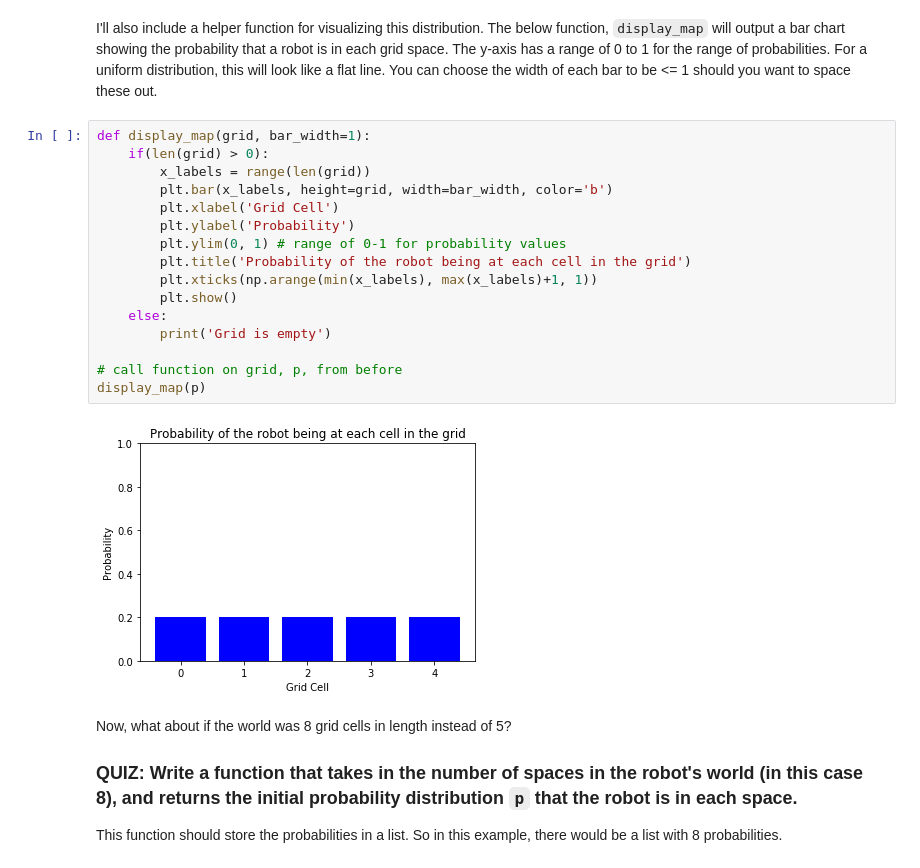
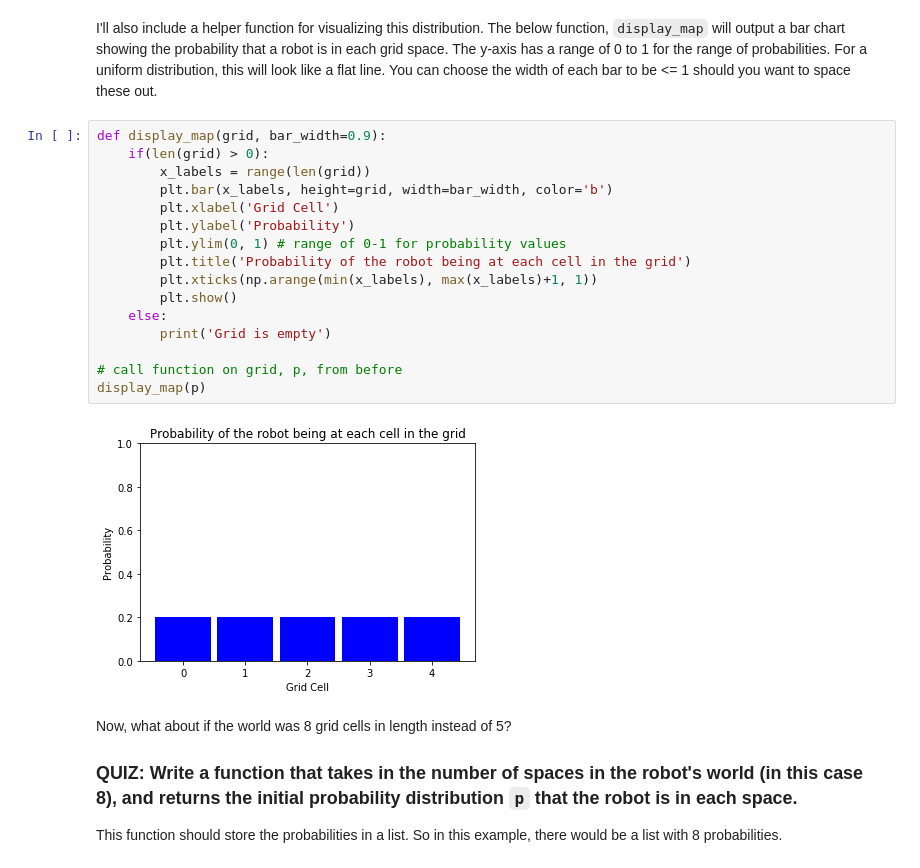
Before and after one commit to Ahmed-Mokhtar-Abdelsattar/CVND_Localization_Exercises, a Jupyter notebook: 4_2_Robot_Localization/1_1. 1D Robot World, exercise.ipynb, the cells around one changed output. Cells and saved outputs as stored; diff of their text form.

Commit message:
feat: Change the "bar_width"
This change makes the output look as as discrete

```diff
--- a/4_2_Robot_Localization/1_1. 1D Robot World, exercise.ipynb
+++ b/4_2_Robot_Localization/1_1. 1D Robot World, exercise.ipynb
@@ -47,23 +47,23 @@ print(p)
 # %% [markdown]
 I'll also include a helper function for visualizing this distribution. The below function, `display_map` will output a bar chart showing the probability that a robot is in each grid space. The y-axis has a range of 0 to 1 for the range of probabilities. For a uniform distribution, this will look like a flat line. You can choose the width of each bar to be <= 1 should you want to space these out.
 # %%
-def display_map(grid, bar_width=1):
+def display_map(grid, bar_width=0.9):
     if(len(grid) > 0):
         x_labels = range(len(grid))
         plt.bar(x_labels, height=grid, width=bar_width, color='b')
         plt.xlabel('Grid Cell')
         plt.ylabel('Probability')
         plt.ylim(0, 1) # range of 0-1 for probability values
         plt.title('Probability of the robot being at each cell in the grid')
         plt.xticks(np.arange(min(x_labels), max(x_labels)+1, 1))
         plt.show()
     else:
         print('Grid is empty')
 
 # call function on grid, p, from before
 display_map(p)
 # %% [output]
-[figure, old version]
+[figure, new version]
 # %% [markdown]
 Now, what about if the world was 8 grid cells in length instead of 5?
 
```
